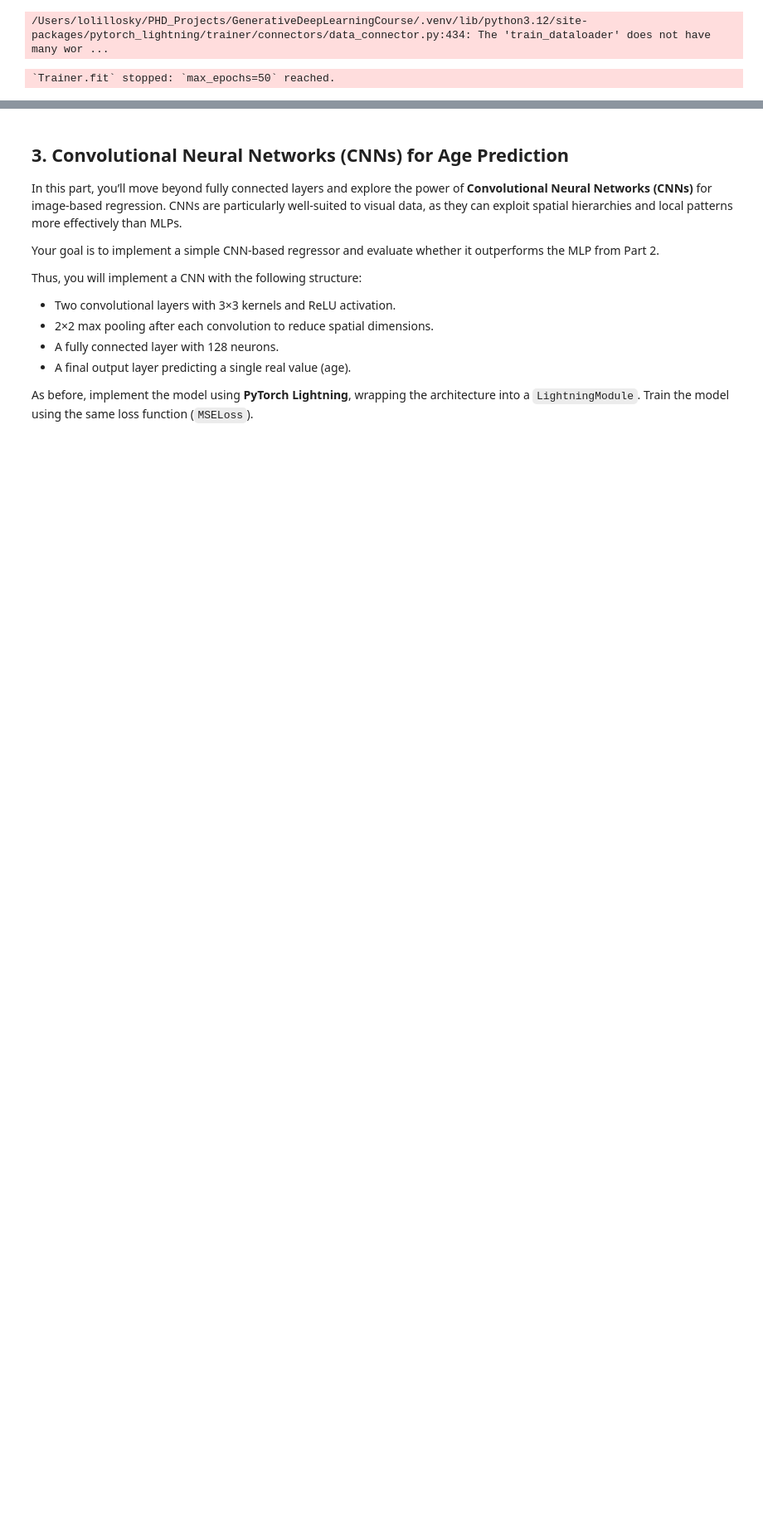
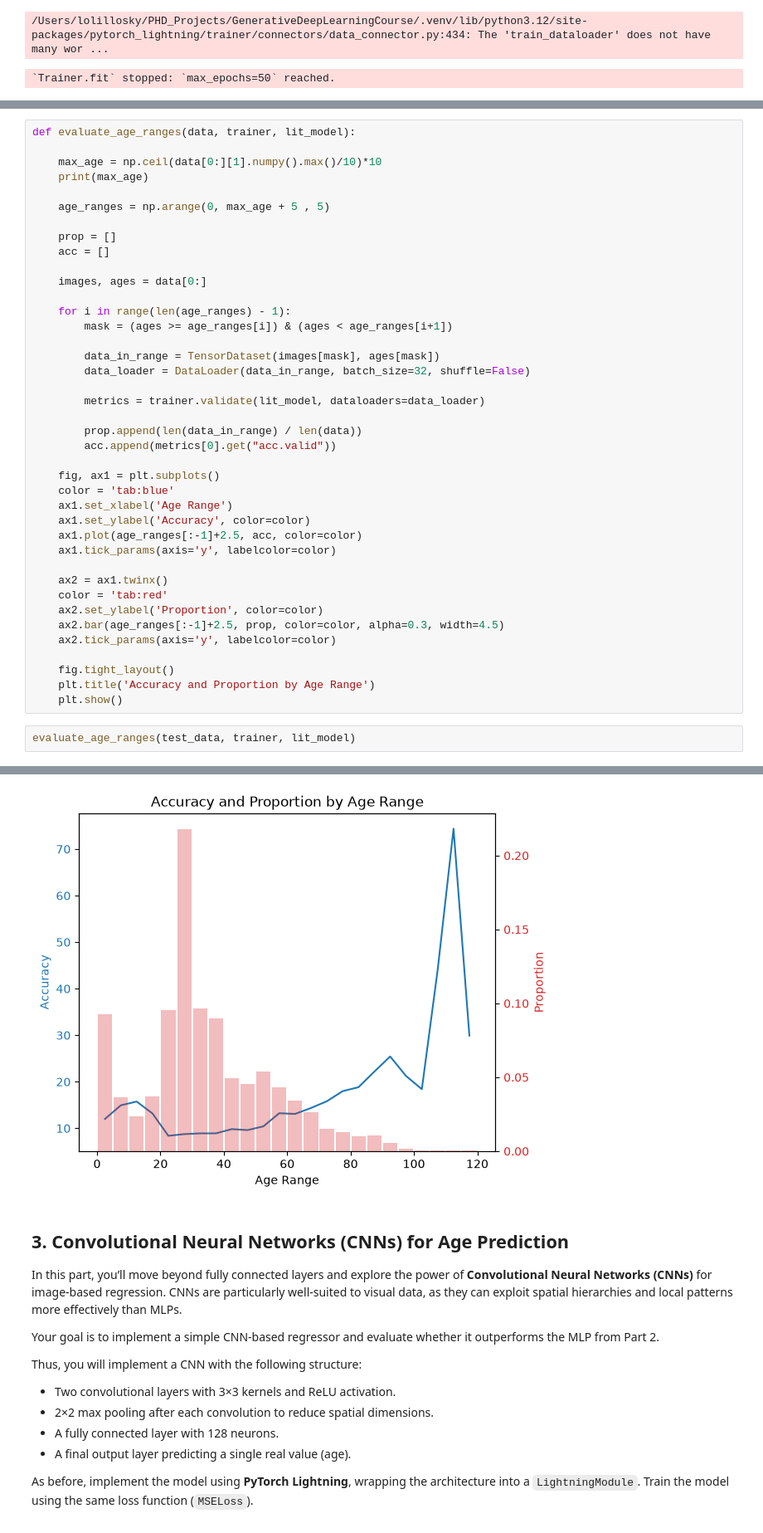
Before and after one commit to Lolillosky/GenerativeDeepLearningCourse, a Jupyter notebook: Topic2/Material/Lab_session1_student.ipynb, the cells around one changed output, grey strips where cells are left out. Shown at 83% size. Drawn from its saved outputs; the diff is of its cells as text; blank space fills up the shorter version.

```diff
--- a/Topic2/Material/Lab_session1_student.ipynb
+++ b/Topic2/Material/Lab_session1_student.ipynb
@@ -341,0 +362,43 @@ plt.show()
+# %%
+def evaluate_age_ranges(data, trainer, lit_model):
+
+    max_age = np.ceil(data[0:][1].numpy().max()/10)*10
+    print(max_age)
+
+    age_ranges = np.arange(0, max_age + 5 , 5)
+
+    prop = []
+    acc = []
+
+    images, ages = data[0:]
+
+    for i in range(len(age_ranges) - 1):
+        mask = (ages >= age_ranges[i]) & (ages < age_ranges[i+1])
+
+        data_in_range = TensorDataset(images[mask], ages[mask])
+        data_loader = DataLoader(data_in_range, batch_size=32, shuffle=False)
+
+        metrics = trainer.validate(lit_model, dataloaders=data_loader)
+
+        prop.append(len(data_in_range) / len(data))
+        acc.append(metrics[0].get("acc.valid"))
+
+    fig, ax1 = plt.subplots()
+    color = 'tab:blue'
+    ax1.set_xlabel('Age Range')
+    ax1.set_ylabel('Accuracy', color=color)
+    ax1.plot(age_ranges[:-1]+2.5, acc, color=color)
+    ax1.tick_params(axis='y', labelcolor=color)
+
+    ax2 = ax1.twinx()
+    color = 'tab:red'
+    ax2.set_ylabel('Proportion', color=color)
+    ax2.bar(age_ranges[:-1]+2.5, prop, color=color, alpha=0.3, width=4.5)
+    ax2.tick_params(axis='y', labelcolor=color)
+
+    fig.tight_layout()
+    plt.title('Accuracy and Proportion by Age Range')
+    plt.show()
+# %%
+evaluate_age_ranges(test_data, trainer, lit_model)
+# %% [output]
@@ -342,3 +424,4 @@ plt.show()
+[figure, added]
 # %% [markdown]
 ## 3. Convolutional Neural Networks (CNNs) for Age Prediction
 
```
Also changed, not shown: parts of 16 cells of this notebook, 2 other files.
